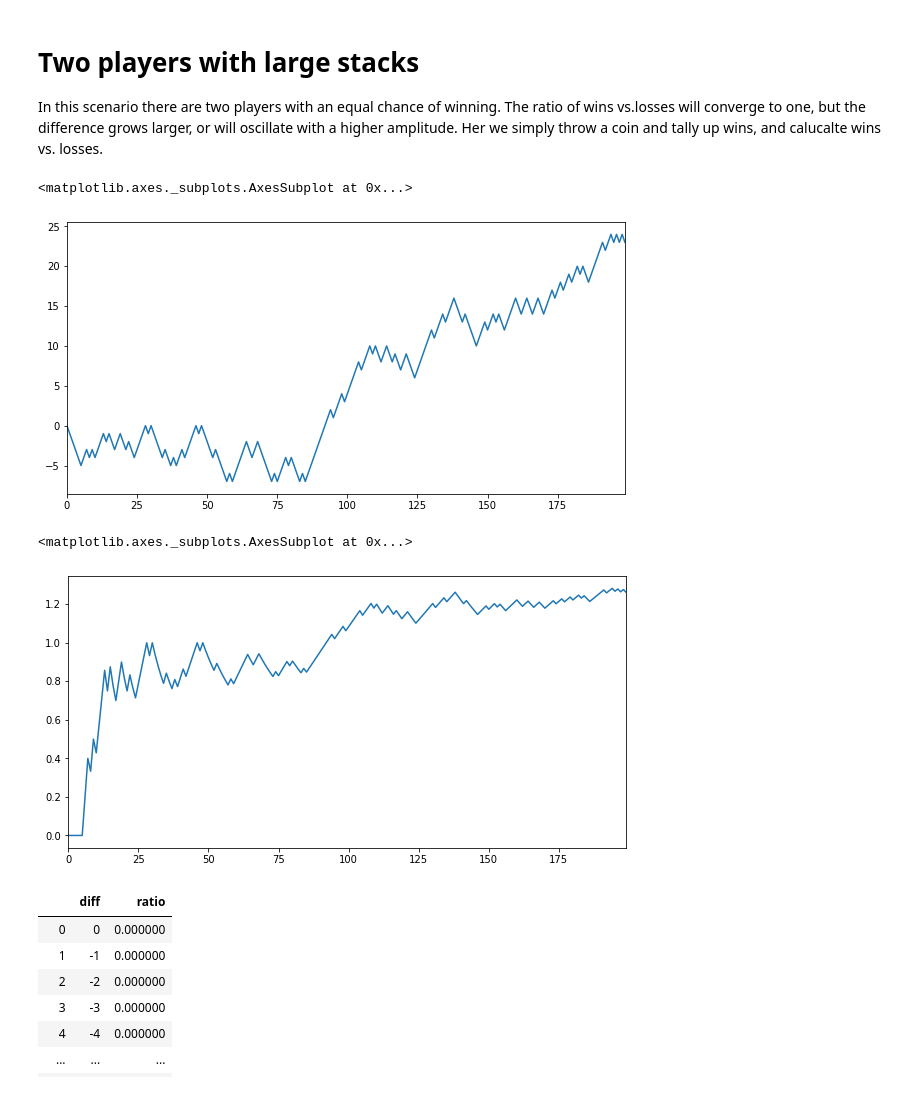
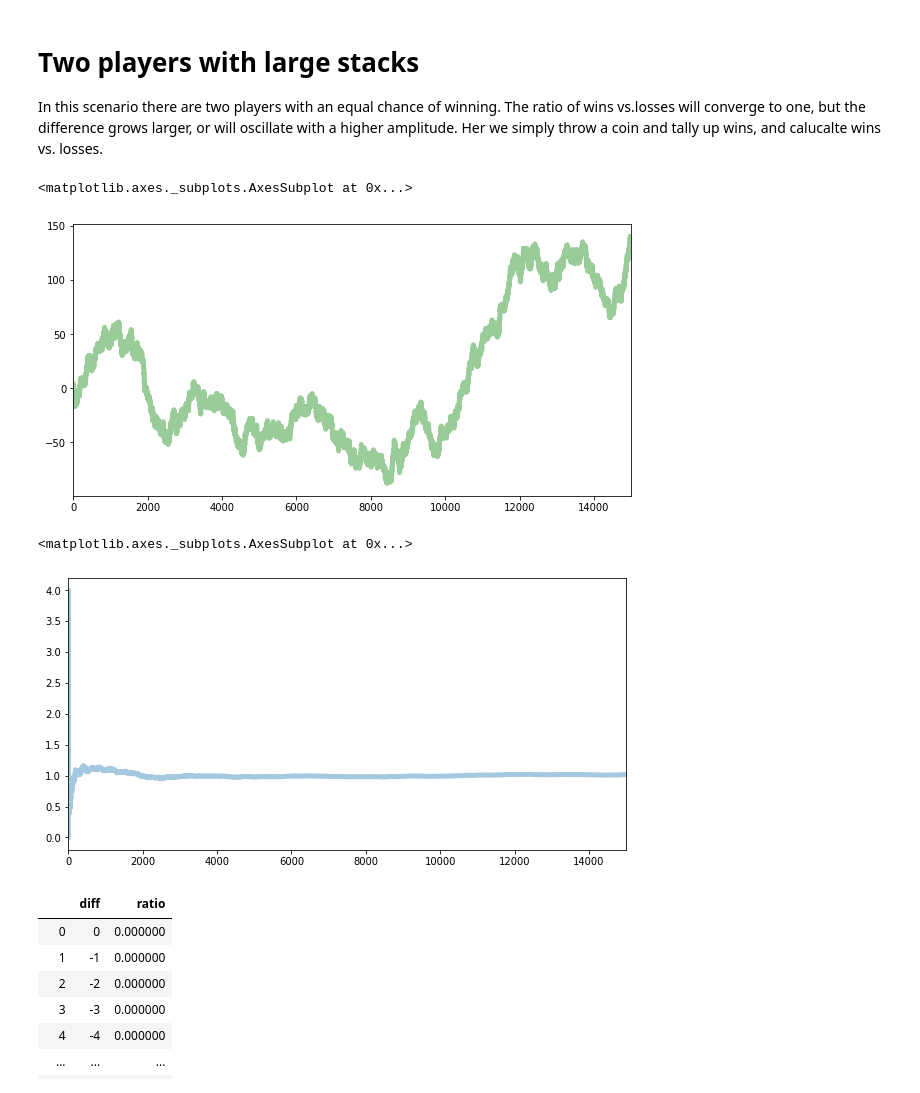
Before and after one commit to Yoonsen/Miscellaneous-Notebooks, a Jupyter notebook: big number fallacy/law of small numbers.ipynb, the cells around one changed output. Cells and saved outputs as stored; diff of their text form; code cells hidden in the pictures.

```diff
--- a/big number fallacy/law of small numbers.ipynb
+++ b/big number fallacy/law of small numbers.ipynb
@@ -98,17 +101,17 @@ def heads_up_play(rounds):
     df['ratio'] = ratio
     return df
 # %%
-df = heads_up_play(200)
+df = heads_up_play(15000)
 # %%
-df['diff'].plot(figsize=(10,5))
+df['diff'].plot(figsize=(10,5), lw=5, color='green', alpha=0.4)
 # %% [output]
 <matplotlib.axes._subplots.AxesSubplot at 0x...>
-[figure, old version]
+[figure, new version]
 # %%
-df['ratio'].plot(figsize=(10,5))
+df['ratio'].plot(figsize=(10,5), lw=5, alpha=0.4)
 # %% [output]
 <matplotlib.axes._subplots.AxesSubplot at 0x...>
-[figure, old version]
+[figure, new version]
 # %%
 df
 # %% [output]
```
Also changed, not shown: parts of 6 cells of this notebook.
